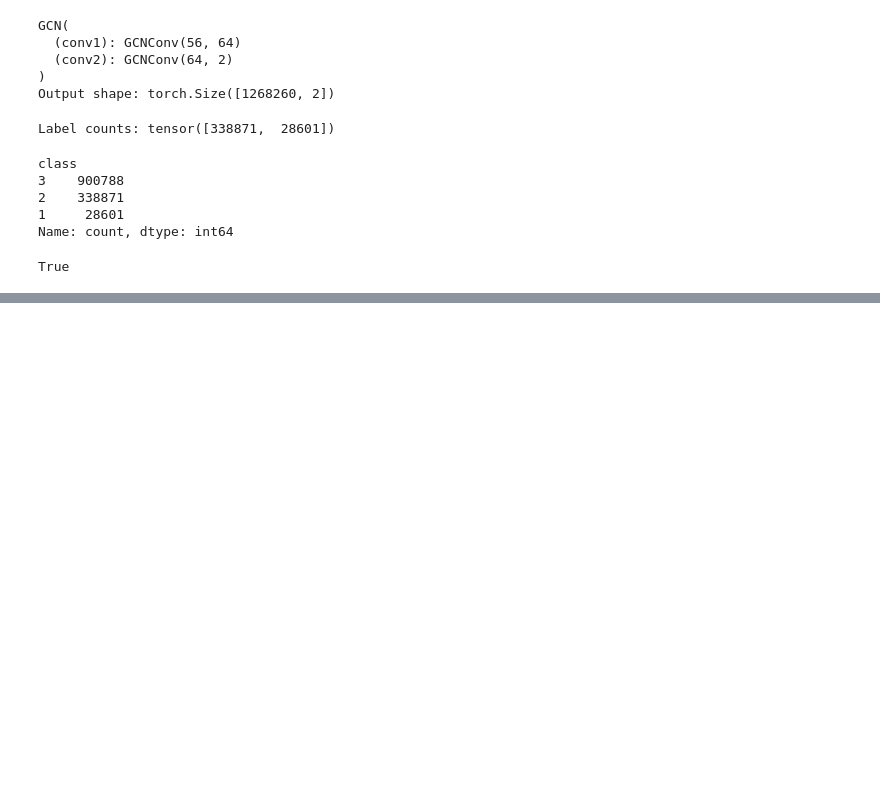
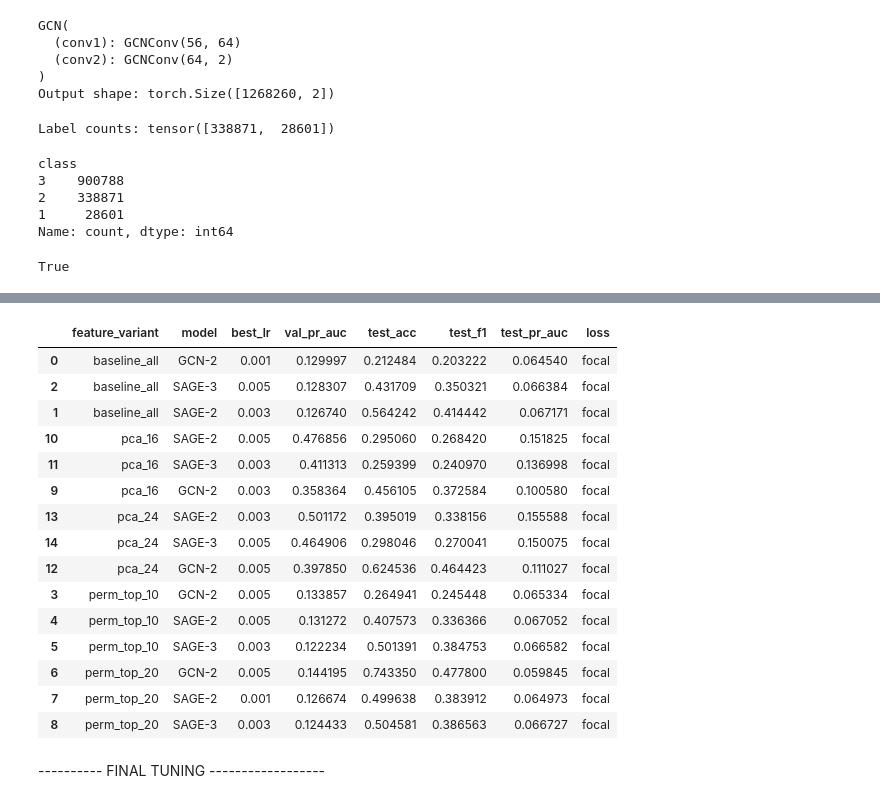
Before and after one commit to goedelkurt/BlockchainAdressClassification, a Jupyter notebook: notebooks/main.ipynb, the cells around one changed output, grey strips where cells are left out. Saved outputs shown, nothing was run; the diff lists cells and outputs as text; code cells hidden in the pictures; blank space fills up the shorter version.

```diff
--- a/notebooks/main.ipynb
+++ b/notebooks/main.ipynb
@@ -215,0 +331,18 @@ plt.show()
+# %%
+# losses / class weights
+def class_weights_from_train():
+    yl = y[train_mask]
+    yl = yl[yl >= 0]
+    w = 1.0 / torch.bincount(yl).float().to(device)  # inverse frequency
+    w = w / w.sum()
+    return w  # shape [2]
+
+def make_loss(loss_mode: str, focal_gamma: float = 2.0):
+    if loss_mode.lower() == "ce":
+        return nn.CrossEntropyLoss(weight=class_weights_from_train())
+    elif loss_mode.lower() == "focal":
+        # use class-wise alpha from inverse freq
+        alpha_vec = class_weights_from_train()
+        return FocalLoss(alpha=alpha_vec, gamma=focal_gamma, reduction='mean')
+    else:
+        raise ValueError("loss_mode must be 'ce' or 'focal'")
@@ -215,0 +585,36 @@ plt.show()
+# %%
+# experiments focal only: baseline + RF-topk + PCA
+import time
+import pandas as pd
+import torch
+
+all_runs_focal = []
+FOCAL_GAMMA = 2.0  # tweak if you want
+
+# A) Baseline
+x_base = torch.from_numpy(X_np.astype("float32"))
+all_runs_focal.append(run_feature_variant_single(x_base, tag="baseline_all",
+                                                 loss_mode="focal", epochs=100,
+                                                 focal_gamma=FOCAL_GAMMA))
+
+# B) RF feature subsets
+for pack in FS_PACKS:
+    x_fs = x_from_pack(pack)
+    all_runs_focal.append(run_feature_variant_single(x_fs, tag=pack,
+                                                     loss_mode="focal", epochs=100,
+                                                     focal_gamma=FOCAL_GAMMA))
+
+# C) PCA variants
+for k in PCA_LIST:
+    x_pca = x_from_pca(k, whiten=False)
+    all_runs_focal.append(run_feature_variant_single(x_pca, tag=f"pca_{k}",
+                                                     loss_mode="focal", epochs=100,
+                                                     focal_gamma=FOCAL_GAMMA))
+
+# Focal summary
+summary_focal = pd.concat(all_runs_focal, ignore_index=True)
+summary_focal_path = "results/gnn_feature_summaries_focal.csv"
+summary_focal.to_csv(summary_focal_path, index=False)
+print("Saved:", summary_focal_path)
+display(summary_focal.sort_values(["feature_variant","val_pr_auc"], ascending=[True, False]).head(30))
+# %% [output]
@@ -215,0 +638,18 @@ plt.show()
+|  | feature_variant | model | best_lr | val_pr_auc | test_acc | test_f1 | test_pr_auc | loss |
+| 0 | baseline_all | GCN-2 | 0.001 | 0.129997 | 0.212484 | 0.203222 | 0.064540 | focal |
+| 2 | baseline_all | SAGE-3 | 0.005 | 0.128307 | 0.431709 | 0.350321 | 0.066384 | focal |
+| 1 | baseline_all | SAGE-2 | 0.003 | 0.126740 | 0.564242 | 0.414442 | 0.067171 | focal |
+| 10 | pca_16 | SAGE-2 | 0.005 | 0.476856 | 0.295060 | 0.268420 | 0.151825 | focal |
+| 11 | pca_16 | SAGE-3 | 0.003 | 0.411313 | 0.259399 | 0.240970 | 0.136998 | focal |
+| 9 | pca_16 | GCN-2 | 0.003 | 0.358364 | 0.456105 | 0.372584 | 0.100580 | focal |
+| 13 | pca_24 | SAGE-2 | 0.003 | 0.501172 | 0.395019 | 0.338156 | 0.155588 | focal |
+| 14 | pca_24 | SAGE-3 | 0.005 | 0.464906 | 0.298046 | 0.270041 | 0.150075 | focal |
+| 12 | pca_24 | GCN-2 | 0.005 | 0.397850 | 0.624536 | 0.464423 | 0.111027 | focal |
+| 3 | perm_top_10 | GCN-2 | 0.005 | 0.133857 | 0.264941 | 0.245448 | 0.065334 | focal |
+| 4 | perm_top_10 | SAGE-2 | 0.005 | 0.131272 | 0.407573 | 0.336366 | 0.067052 | focal |
+| 5 | perm_top_10 | SAGE-3 | 0.003 | 0.122234 | 0.501391 | 0.384753 | 0.066582 | focal |
+| 6 | perm_top_20 | GCN-2 | 0.005 | 0.144195 | 0.743350 | 0.477800 | 0.059845 | focal |
+| 7 | perm_top_20 | SAGE-2 | 0.001 | 0.126674 | 0.499638 | 0.383912 | 0.064973 | focal |
+| 8 | perm_top_20 | SAGE-3 | 0.003 | 0.124433 | 0.504581 | 0.386563 | 0.066727 | focal |
+# %% [markdown]
+---------- FINAL TUNING ------------------
```
Also changed, not shown: parts of 22 cells of this notebook, 6 other files.
